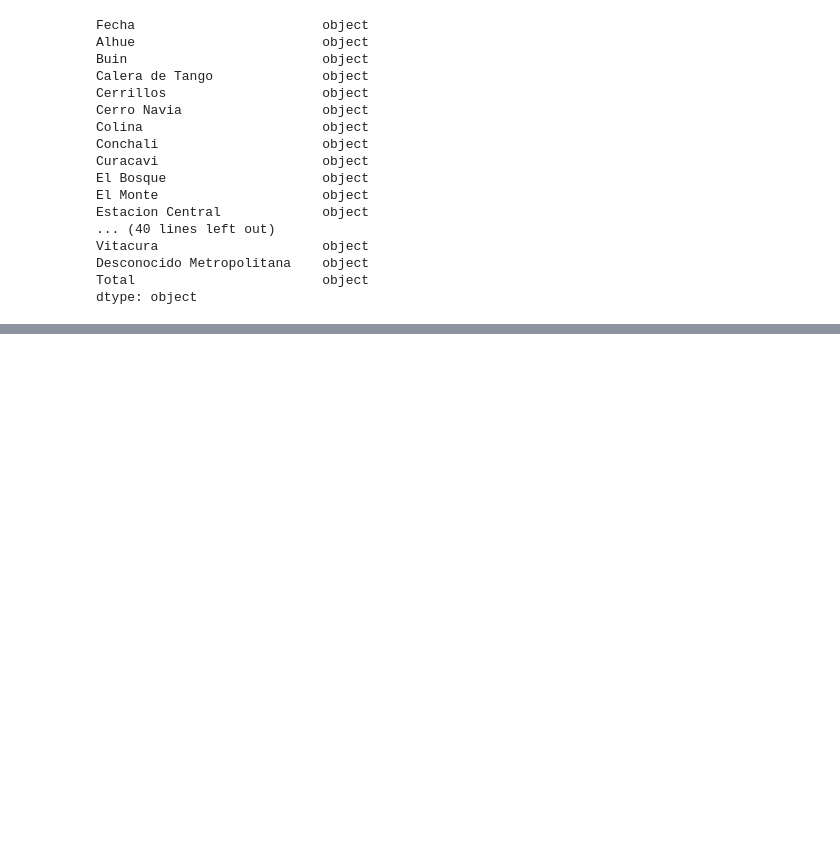
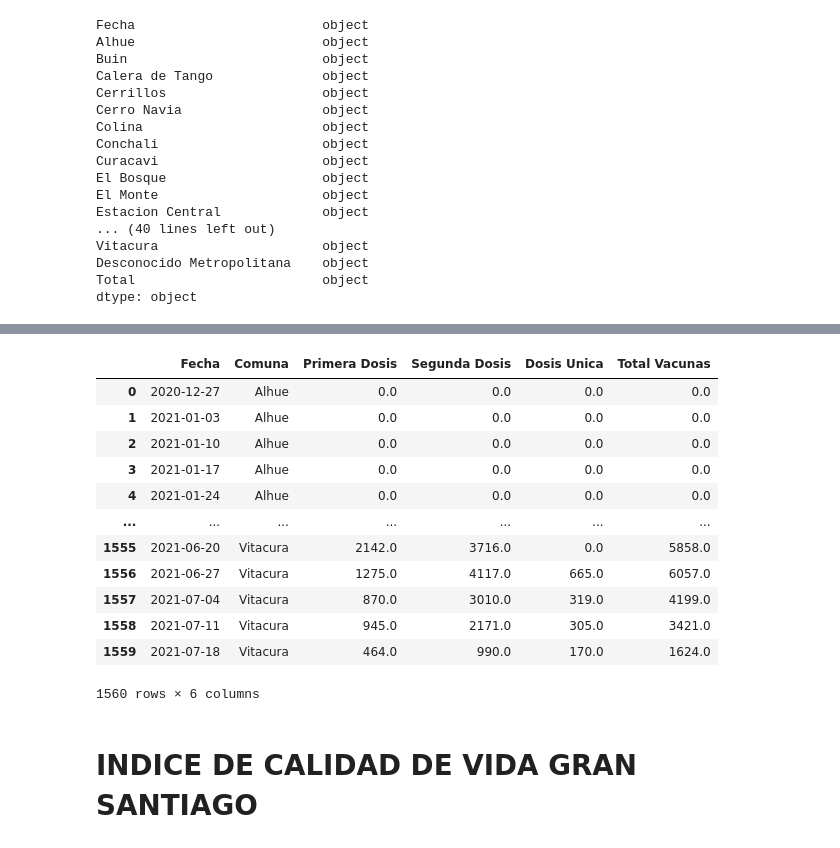
Before and after one commit to emiliopoblete/tareas, a Jupyter notebook: Tarea3.ipynb, the cells around one changed output, grey strips where cells are left out. Saved outputs shown, nothing was run; the diff lists cells and outputs as text; code cells hidden in the pictures; blank space fills up the shorter version.

```diff
--- a/Tarea3.ipynb
+++ b/Tarea3.ipynb
@@ -83,0 +111,3 @@ fallecidos_comuna.resample('W', on='Fecha').sum()
+# %%
+primeradosis_comuna = primeradosis_comuna.melt(id_vars='Fecha', var_name='Comuna', value_name='Primera Dosis')
+primeradosis_comuna
@@ -83,0 +128,13 @@ fallecidos_comuna.resample('W', on='Fecha').sum()
+# %%
+segundadosis_comuna = segundadosis_comuna.reset_index(drop=True)
+segundadosis_comuna = segundadosis_comuna.drop(['Codigo region', 'Codigo comuna','Region','Poblacion'], axis=1)
+segundadosis_comuna = segundadosis_comuna.T
+segundadosis_comuna = segundadosis_comuna.rename(columns=segundadosis_comuna.iloc[0]).drop(segundadosis_comuna.index[0])
+segundadosis_comuna = segundadosis_comuna.rename_axis('Fecha').reset_index()
+segundadosis_comuna['Fecha'] = pd.to_datetime(segundadosis_comuna['Fecha'])
+segundadosis_comuna = segundadosis_comuna.query("Fecha >='2020-12-24'")
+segundadosis_comuna = segundadosis_comuna.resample('W', on='Fecha').sum().reset_index()
+segundadosis_comuna = segundadosis_comuna.drop(['Desconocido Metropolitana'], axis=1)
+# %%
+segundadosis_comuna = segundadosis_comuna.melt(id_vars='Fecha', var_name='Comuna', value_name='Segunda Dosis')
+segundadosis_comuna
@@ -83,0 +158,19 @@ fallecidos_comuna.resample('W', on='Fecha').sum()
+# %%
+vacunacion['Total Vacunas'] = vacunacion.sum(axis=1)
+vacunacion
+# %% [output]
+|  | Fecha | Comuna | Primera Dosis | Segunda Dosis | Dosis Unica | Total Vacunas |
+| 0 | 2020-12-27 | Alhue | 0.0 | 0.0 | 0.0 | 0.0 |
+| 1 | 2021-01-03 | Alhue | 0.0 | 0.0 | 0.0 | 0.0 |
+| 2 | 2021-01-10 | Alhue | 0.0 | 0.0 | 0.0 | 0.0 |
+| 3 | 2021-01-17 | Alhue | 0.0 | 0.0 | 0.0 | 0.0 |
+| 4 | 2021-01-24 | Alhue | 0.0 | 0.0 | 0.0 | 0.0 |
+| ... | ... | ... | ... | ... | ... | ... |
+| 1555 | 2021-06-20 | Vitacura | 2142.0 | 3716.0 | 0.0 | 5858.0 |
+| 1556 | 2021-06-27 | Vitacura | 1275.0 | 4117.0 | 665.0 | 6057.0 |
+| 1557 | 2021-07-04 | Vitacura | 870.0 | 3010.0 | 319.0 | 4199.0 |
+| 1558 | 2021-07-11 | Vitacura | 945.0 | 2171.0 | 305.0 | 3421.0 |
+| 1559 | 2021-07-18 | Vitacura | 464.0 | 990.0 | 170.0 | 1624.0 |
+1560 rows × 6 columns
+# %% [markdown]
+# INDICE DE CALIDAD DE VIDA GRAN SANTIAGO
```
Also changed, not shown: parts of 27 cells of this notebook.
